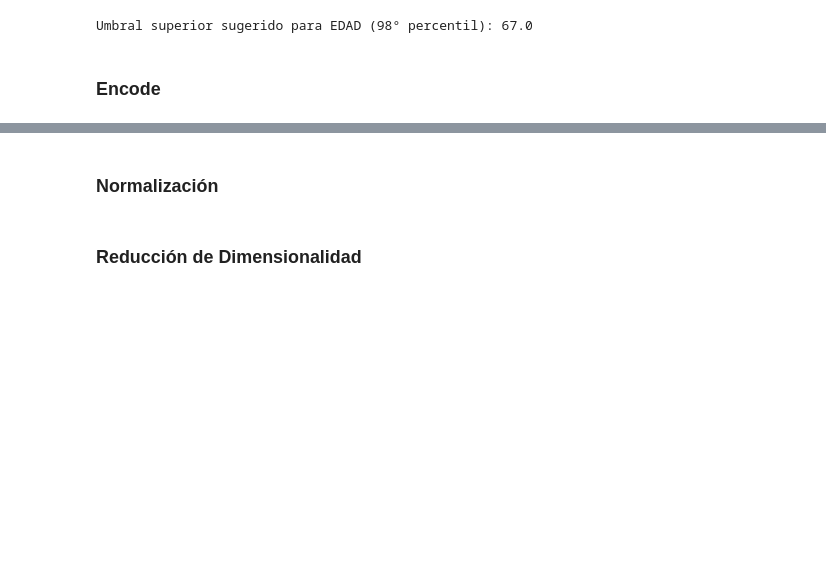
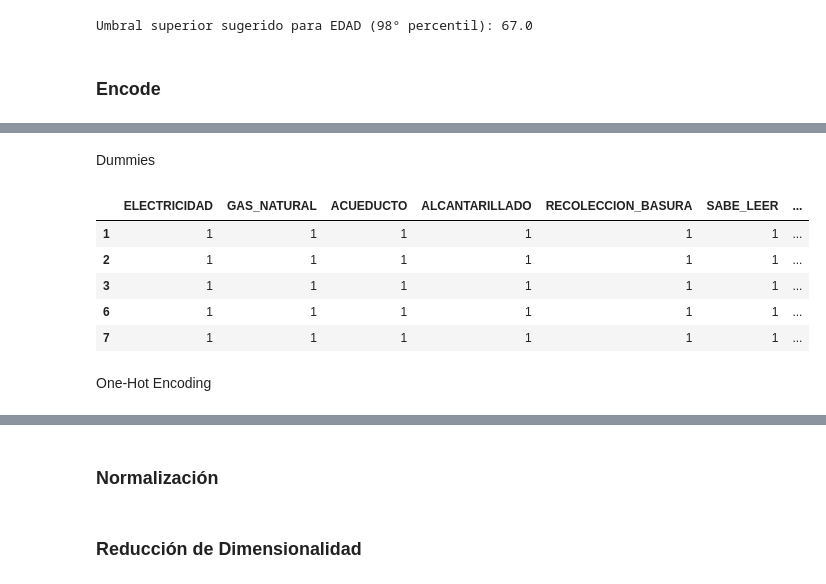
Before and after one commit to MariSalas23/ANALITICA_FINAL, a Jupyter notebook: ANALITICA_FINAL copy 2.ipynb, the cells around one changed output, grey strips where cells are left out. Cells and saved outputs as stored; diff of their text form; code cells hidden in the pictures; blank space fills up the shorter version.

Commit message:
Encoding

```diff
--- a/ANALITICA_FINAL copy 2.ipynb
+++ b/ANALITICA_FINAL copy 2.ipynb
@@ -220,7 +220,7 @@ nombres_variables = {
     "P6800": "HORAS_TRABAJO",
     "P6430": "POSICION_OCUPACIONAL",
     "P6440": "EXISTENCIA_CONTRATO",
-    "P6450": "CONTRATO_VERBAL_ESCRITO",
+    "P6450": "CONTRATO",
     "P6460": "TERMINO_CONTRATO",
     "P6422": "CONFORME_TIPO_CONTRATO",
     "P6424S1": "VACACIONES_SUELDO",
@@ -344,7 +344,7 @@ df_ingreso = df_2024[[
     'INGRESO', 'EDAD', 'SEXO_NACIMIENTO', 'GENERO', 'ATRACCION_POR', 'ETNIA', 'CAMPESINO',
     'ESTRATO', 'TIPO_VIVIENDA', 'TENENCIA_VIVIENDA', 'URBANO_RURAL', 'ELECTRICIDAD', 'GAS_NATURAL', 'DPTO', 'ACUEDUCTO', 'ALCANTARILLADO', 'RECOLECCION_BASURA',
     'AGUA_POTABLE', 'TOTAL_PERSONAS_HOGAR', 'MAXIMO_NIVEL_EDUCATIVO', 'SABE_LEER', 'ENTIDAD_SEGURIDAD_SOCIAL_SALUD',
-    'HORAS_TRABAJO', 'POSICION_OCUPACIONAL', 'EXISTENCIA_CONTRATO', "CONTRATO_VERBAL_ESCRITO", 'TERMINO_CONTRATO', 'CONFORME_TIPO_CONTRATO', 'VACACIONES_SUELDO',
+    'HORAS_TRABAJO', 'POSICION_OCUPACIONAL', "CONTRATO", 'TERMINO_CONTRATO', 'CONFORME_TIPO_CONTRATO', 'VACACIONES_SUELDO',
     'PRIMA_NAVIDAD','CESANTIA', 'LICENCIA_ENFERMEDAD_PAGADA', 'TIEMPO_TRABAJANDO_EMPRESA_ACTUAL','PRIMA_SERVICIOS', 'SECTOR_AMPLIO', 'ACTUALMENTE_ESTUDIA',
     'ACTIVIDAD_MAYOR_TIEMPO', 'GRUPO_INDIGENA', 'LIMPIEZA_EN_SU_HOGAR', 'CUIDADO_NINOS_SU_HOGAR', 'CUIDADO_MAYORES_SU_HOGAR', 'APOYO_TAREAS_SU_HOGAR', 'LIMPIEZA_EN_SU_HOGAR_DIAS',
     'LIMPIEZA_EN_SU_HOGAR_HORAS_DIA', 'CUIDADO_MAYORES_SU_HOGAR_DIAS', 'CUIDADO_MAYORES_SU_HOGAR_HORAS_DIA', 'CUIDADO_NINOS_SU_HOGAR_DIAS','CUIDADO_NINOS_SU_HOGAR_HORAS_DIA'
@@ -401,7 +401,7 @@ columnas_categoricas = [
     'ESTRATO', 'TIPO_VIVIENDA', 'TENENCIA_VIVIENDA', 'URBANO_RURAL', 'ELECTRICIDAD',
     'GAS_NATURAL', 'DPTO', 'ACUEDUCTO', 'ALCANTARILLADO', 'RECOLECCION_BASURA',
     'AGUA_POTABLE', 'MAXIMO_NIVEL_EDUCATIVO', 'SABE_LEER', 'ENTIDAD_SEGURIDAD_SOCIAL_SALUD',
-    'POSICION_OCUPACIONAL', 'EXISTENCIA_CONTRATO', 'CONTRATO_VERBAL_ESCRITO',
+    'POSICION_OCUPACIONAL', 'CONTRATO',
     'TERMINO_CONTRATO', 'CONFORME_TIPO_CONTRATO', 'VACACIONES_SUELDO', 'PRIMA_NAVIDAD',
     'CESANTIA', 'LICENCIA_ENFERMEDAD_PAGADA', 'PRIMA_SERVICIOS', 'SECTOR_AMPLIO','ACTUALMENTE_ESTUDIA',
     'ACTIVIDAD_MAYOR_TIEMPO', 'LIMPIEZA_EN_SU_HOGAR', 'CUIDADO_NINOS_SU_HOGAR', 'CUIDADO_MAYORES_SU_HOGAR', 'APOYO_TAREAS_SU_HOGAR'
@@ -582,7 +582,6 @@ for col in columnas_categoricas2:
 
 df_ingreso['ACTIVIDAD_MAYOR_TIEMPO'] = df_ingreso['ACTIVIDAD_MAYOR_TIEMPO'].map({1: "TRABAJANDO", 2: "BUSCANDO_TRABAJO", 3:"ESTUDIANDO", 4:"OFICIOS_DEL_HOGAR", 6:"OTRO"})
 df_ingreso['POSICION_OCUPACIONAL'] = df_ingreso['POSICION_OCUPACIONAL'].map({1: "EMPLEADO_EMPRESA_PARTICULAR", 2: "EMPLEADO_DEL_GOBIERNO", 3:"EMPLEADO_DOMESTICO", 7:"TRABAJADOR_SIN_REMUNERACION"})
-df_ingreso['EXISTENCIA_CONTRATO'] = df_ingreso['EXISTENCIA_CONTRATO'].map({1: "SI", 2: "NO"})
 df_ingreso['SEXO_NACIMIENTO'] = df_ingreso['SEXO_NACIMIENTO'].map({1: "HOMBRE", 2: "MUJER"})
 df_ingreso['GENERO'] = df_ingreso['GENERO'].map({1: "HOMBRE", 2: "MUJER", 3:"HOMBRE_TRANS", 4:"MUJER_TRANS"})
 df_ingreso['ATRACCION_POR'] = df_ingreso['ATRACCION_POR'].map({1: "HOMBRES", 2: "MUJERES", 3:"AMBOS", 4:"OTRO"})
@@ -648,7 +647,7 @@ df_ingreso['CUIDADO_NINOS_SU_HOGAR'] = df_ingreso['CUIDADO_NINOS_SU_HOGAR'].map(
 df_ingreso['CUIDADO_MAYORES_SU_HOGAR'] = df_ingreso['CUIDADO_MAYORES_SU_HOGAR'].map({1: "SI", 2: "NO"})
 df_ingreso['APOYO_TAREAS_SU_HOGAR'] = df_ingreso['APOYO_TAREAS_SU_HOGAR'].map({1: "SI", 2: "NO"})
 df_ingreso['ENTIDAD_SEGURIDAD_SOCIAL_SALUD'] = df_ingreso['ENTIDAD_SEGURIDAD_SOCIAL_SALUD'].map({1: "SI", 2: "NO", 9:"NO_SABE"})
-df_ingreso['CONTRATO_VERBAL_ESCRITO'] = df_ingreso['CONTRATO_VERBAL_ESCRITO'].map({1: "VERBAL", 2: "ESCRITO", 9:"NO_SABE"})
+df_ingreso['CONTRATO'] = df_ingreso['CONTRATO'].map({1: "VERBAL", 2: "ESCRITO", 9:"NO_SABE"})
 df_ingreso['TERMINO_CONTRATO'] = df_ingreso['TERMINO_CONTRATO'].map({1: "INDEFINIDO", 2: "FIJO", 9:"NO_SABE"})
 # %%
 # Acá ya se pueden poner las gráficas y todo eso
@@ -769,0 +731,24 @@ df_ingreso.head(10)
+# %% [markdown]
+Dummies
+# %%
+# Filtrar columnas categóricas con solo "SI" y "NO"
+columnas_binarias = [
+    col for col in df_ingreso.select_dtypes(include='category').columns
+    if set(df_ingreso[col].dropna().unique()) == {"SI", "NO"}
+]
+
+# Reemplazar "SI" por 1 y "NO" por 0
+df_ingreso = df_ingreso.copy()
+df_ingreso[columnas_binarias] = df_ingreso[columnas_binarias].replace({"SI": 1, "NO": 0}).astype("int8")
+
+# Verifica el resultado
+df_ingreso[columnas_binarias].head()
+# %% [output]
+|  | ELECTRICIDAD | GAS_NATURAL | ACUEDUCTO | ALCANTARILLADO | RECOLECCION_BASURA | SABE_LEER | ... |
+| 1 | 1 | 1 | 1 | 1 | 1 | 1 | ... |
+| 2 | 1 | 1 | 1 | 1 | 1 | 1 | ... |
+| 3 | 1 | 1 | 1 | 1 | 1 | 1 | ... |
+| 6 | 1 | 1 | 1 | 1 | 1 | 1 | ... |
+| 7 | 1 | 1 | 1 | 1 | 1 | 1 | ... |
+# %% [markdown]
+One-Hot Encoding
```
Also changed, not shown: parts of 14 cells of this notebook.
